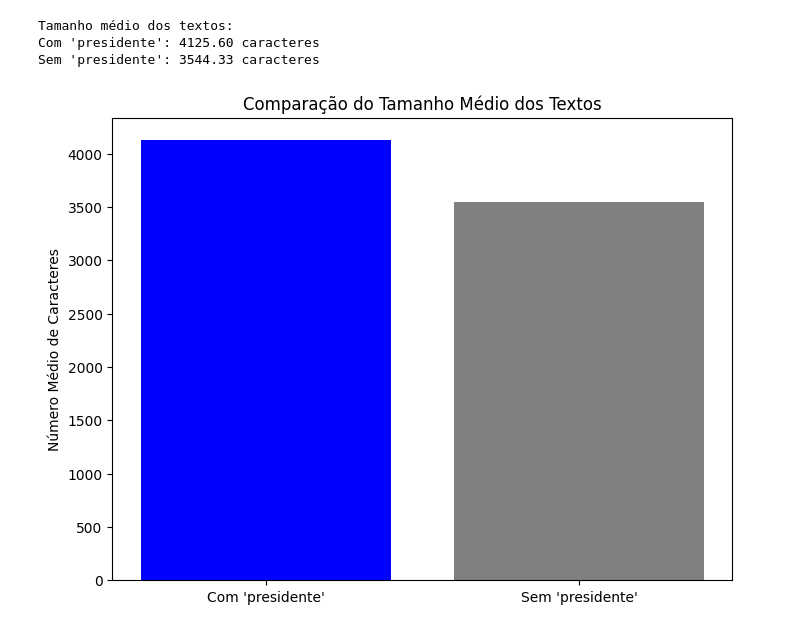
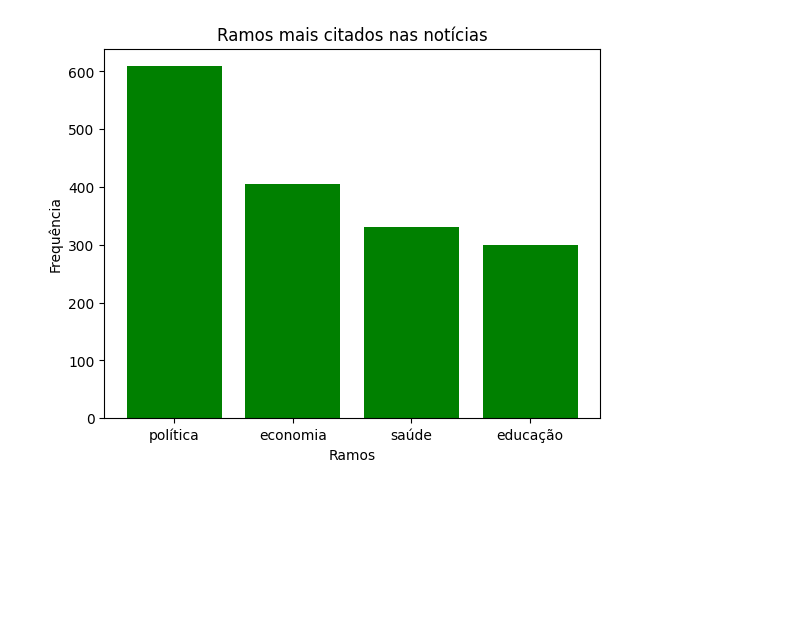
Before and after one commit to LucasFurlan12/Trabalho-LEA---Lucas-Ferraz-Furlan, a Jupyter notebook: Olá,_este_é_o_Colaboratory.ipynb, the cells around one changed output. Cells and saved outputs as stored; diff of their text form; code cells hidden in the pictures; blank space fills up the shorter version.

```diff
--- a/Olá,_este_é_o_Colaboratory.ipynb
+++ b/Olá,_este_é_o_Colaboratory.ipynb
@@ -190,34 +185,41 @@ plt.show()
-# %%
-import pandas as pd
-
-df = pd.read_json("data/noticias_planalto.json")
-df = df.dropna(subset=["texto"])  # Remove entradas sem texto
-
-# Criar duas categorias: textos com 'presidente' e sem 'presidente'
-df["tem_presidente"] = df["texto"].str.contains(r"\bpresidente\b", case=False, na=False)
-
-# Calcular o tamanho dos textos
-df["tamanho_texto"] = df["texto"].apply(len)
-
-# Calcular médias para os dois grupos
-media_com_presidente = df[df["tem_presidente"]]["tamanho_texto"].mean()
-media_sem_presidente = df[~df["tem_presidente"]]["tamanho_texto"].mean()
-
-# Exibir os resultados
-print("Tamanho médio dos textos:")
-print(f"Com 'presidente': {media_com_presidente:.2f} caracteres")
-print(f"Sem 'presidente': {media_sem_presidente:.2f} caracteres")
-
-# Gráfico comparativo
-import matplotlib.pyplot as plt
-
-plt.figure(figsize=(8, 6))
-plt.bar(["Com 'presidente'", "Sem 'presidente'"], [media_com_presidente, media_sem_presidente], color=["blue", "gray"])
-plt.title("Comparação do Tamanho Médio dos Textos")
-plt.ylabel("Número Médio de Caracteres")
-plt.show()
-# %% [output]
-Tamanho médio dos textos:
-Com 'presidente': 4125.60 caracteres
-Sem 'presidente': 3544.33 caracteres
-[figure, removed]
+# %%
+import os
+import json
+from collections import Counter
+import matplotlib.pyplot as plt
+
+pasta_noticias = "noticias"
+def carregar_textos(pasta):
+    textos = []
+    for arquivo in os.listdir(pasta):
+        if arquivo.endswith(".json"):
+            caminho = os.path.join(pasta, arquivo)
+            with open(caminho, "r", encoding="utf-8") as f:
+                dados = json.load(f)
+                if "texto" in dados and dados["texto"] != "N/A":
+                    textos.append(dados["texto"])
+    return textos
+
+textos = carregar_textos(pasta_noticias)
+texto_unificado = " ".join(textos).lower()
+ramos = {
+    "política": ["política", "governo", "congresso", "senado", "deputados"],
+    "economia": ["economia", "mercado", "dinheiro", "impostos", "investimentos"],
+    "saúde": ["saúde", "hospital", "vacina", "médico", "doença"],
+    "educação": ["educação", "escola", "universidade", "ensino", "aluno"]
+}
+
+frequencias_ramos = {}
+for ramo, palavras_chave in ramos.items():
+    frequencias_ramos[ramo] = sum(texto_unificado.count(palavra) for palavra in palavras_chave)
+
+ramos_nomes = list(frequencias_ramos.keys())
+frequencias = list(frequencias_ramos.values())
+
+plt.bar(ramos_nomes, frequencias, color="green")
+plt.title("Ramos mais citados nas notícias")
+plt.xlabel("Ramos")
+plt.ylabel("Frequência")
+plt.show()
+# %% [output]
+[figure, added]
```
Also changed, not shown: parts of 7 cells of this notebook.
